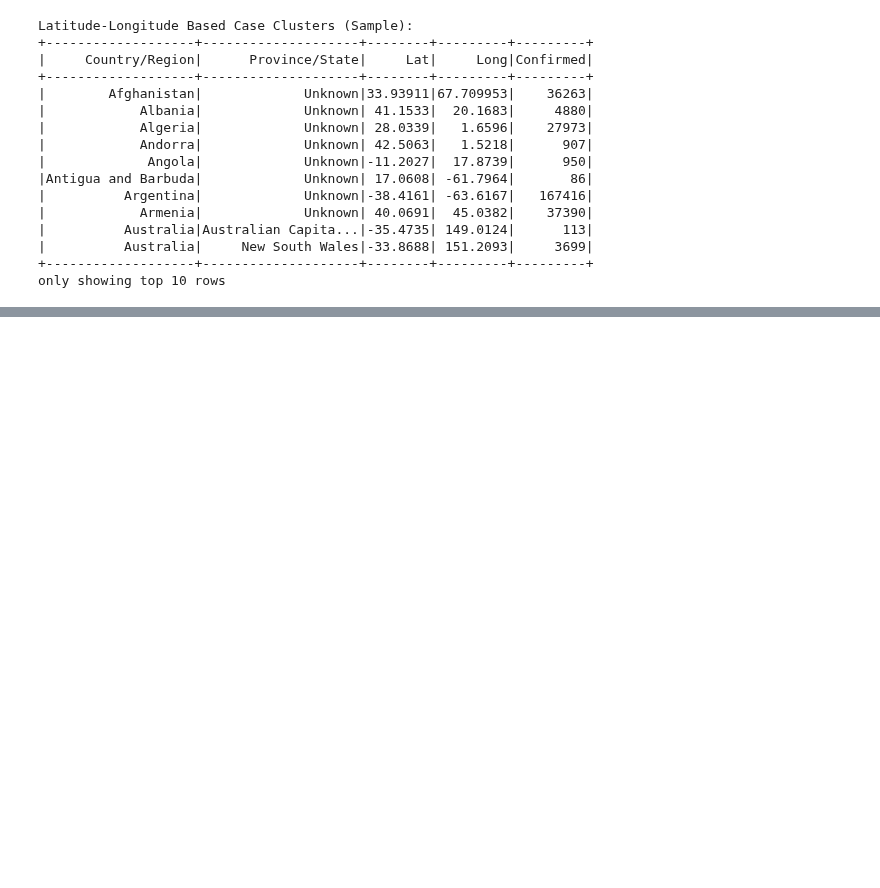
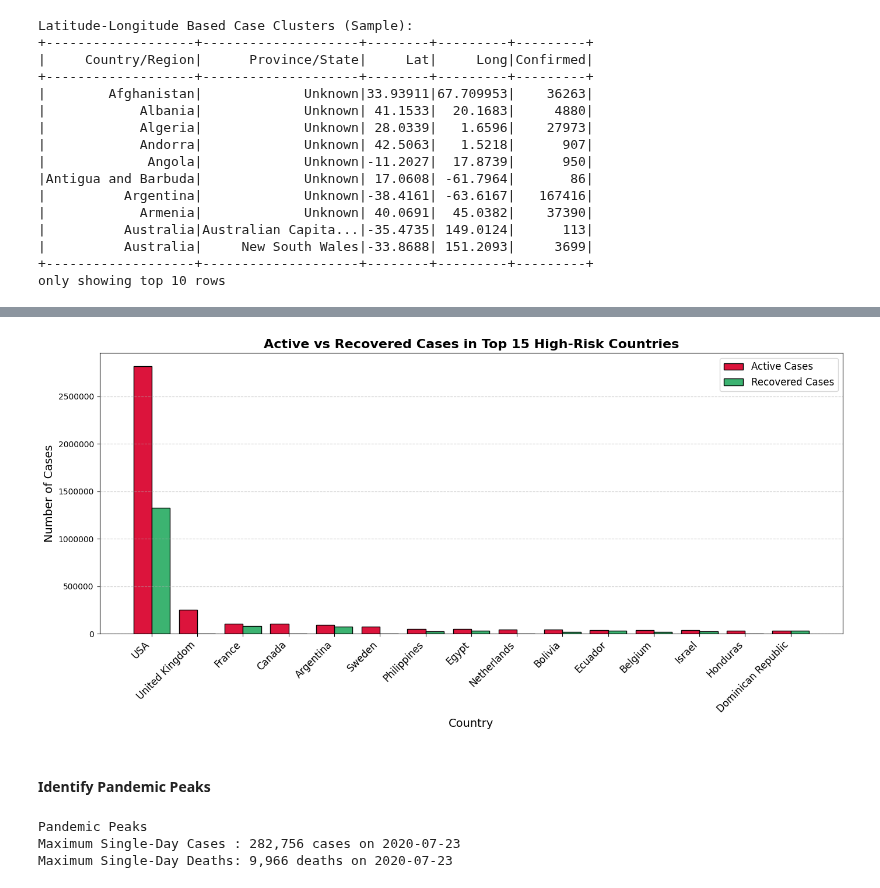
Before and after one commit to amitkr069/DataAnalysisCovid19, a Jupyter notebook: covid_analysis.ipynb, the cells around one changed output, grey strips where cells are left out. Drawn from its saved outputs; the diff is of its cells as text; code cells hidden in the pictures; blank space fills up the shorter version.

Commit message:
Advanced Analytical Tasks

```diff
--- a/covid_analysis.ipynb
+++ b/covid_analysis.ipynb
@@ -1194,0 +1322,7 @@ fig.show()
+# %%
+# Filtering the dataset for High-Risk Countries (Active > Recovered)
+high_risk_countries = (df_country_latest
+    .filter(col("Active") > col("Recovered"))
+    .select("Country/Region", "Confirmed", "Active", "Recovered")
+    .orderBy(col("Active").desc()) # Ordering by highest active cases first
+)
@@ -1194,0 +1351,26 @@ fig.show()
+# %%
+high_risk_pd = high_risk_countries.limit(15).toPandas()
+# %%
+x = np.arange(len(high_risk_pd["Country/Region"]))
+width = 0.40  # Width of the bars
+# %%
+fig, ax = plt.subplots(figsize=(14, 7))
+bar1 = ax.bar(x - width/2, high_risk_pd["Active"], width, label='Active Cases', color='crimson', edgecolor='black')
+bar2 = ax.bar(x + width/2, high_risk_pd["Recovered"], width, label='Recovered Cases', color='mediumseagreen', edgecolor='black')
+
+# Formatting the chart
+ax.set_title("Active vs Recovered Cases in Top 15 High-Risk Countries", fontsize=16, fontweight='bold')
+ax.set_xlabel("Country", fontsize=14)
+ax.set_ylabel("Number of Cases", fontsize=14)
+ax.set_xticks(x)
+ax.set_xticklabels(high_risk_pd["Country/Region"], rotation=45, ha='right', fontsize=12)
+ax.ticklabel_format(style='plain', axis='y')
+ax.legend(fontsize=12)
+ax.grid(axis='y', linestyle='--', alpha=0.7)
+
+plt.tight_layout()
+plt.show()
+# %% [output]
+[figure, added]
+# %% [markdown]
+#### Identify Pandemic Peaks
@@ -1194,0 +1387,9 @@ fig.show()
+# %%
+# Printing the analytical findings
+print("Pandemic Peaks")
+print(f"Maximum Single-Day Cases : {max_new_cases:,} cases on {peak_cases_date}")
+print(f"Maximum Single-Day Deaths: {max_new_deaths:,} deaths on {peak_deaths_date}")
+# %% [output]
+Pandemic Peaks
+Maximum Single-Day Cases : 282,756 cases on 2020-07-23
+Maximum Single-Day Deaths: 9,966 deaths on 2020-07-23
```
Also changed, not shown: parts of 17 cells of this notebook.
